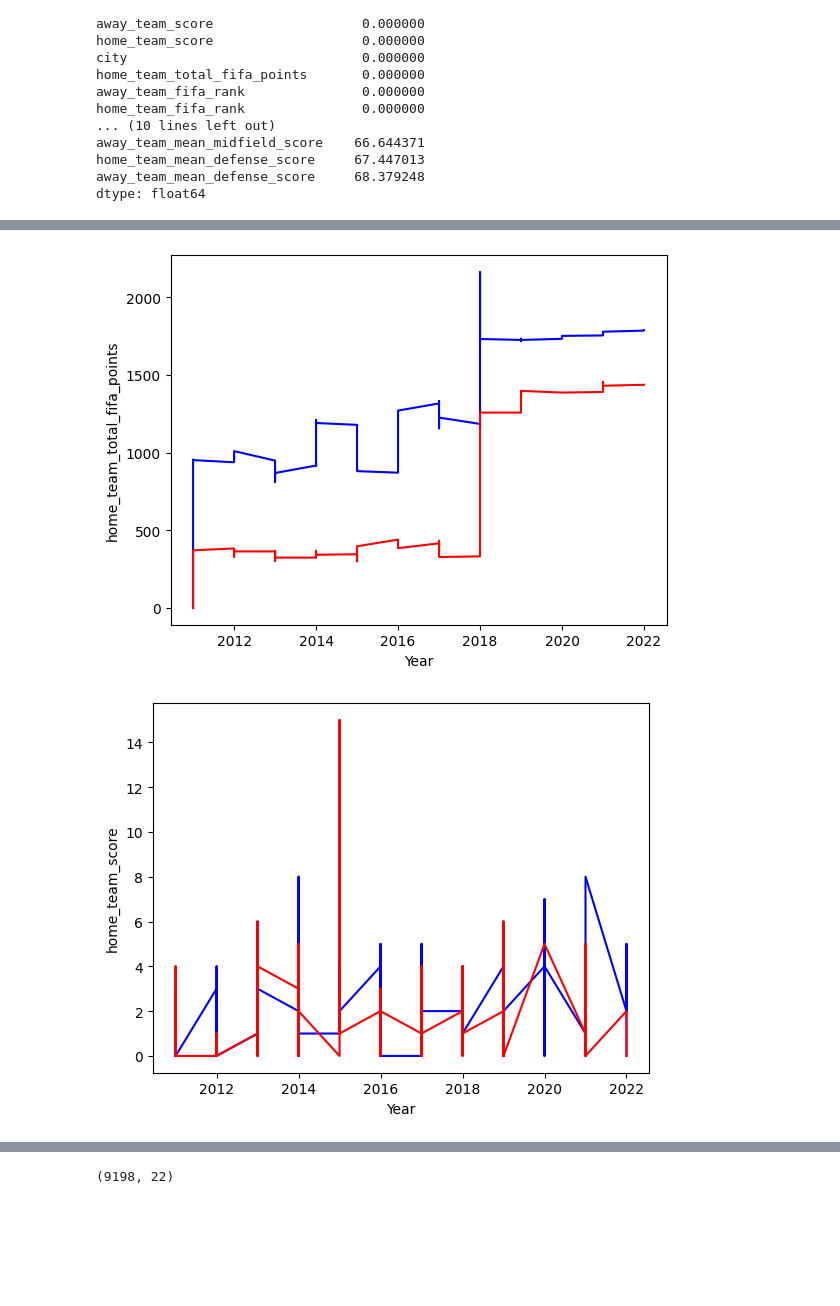
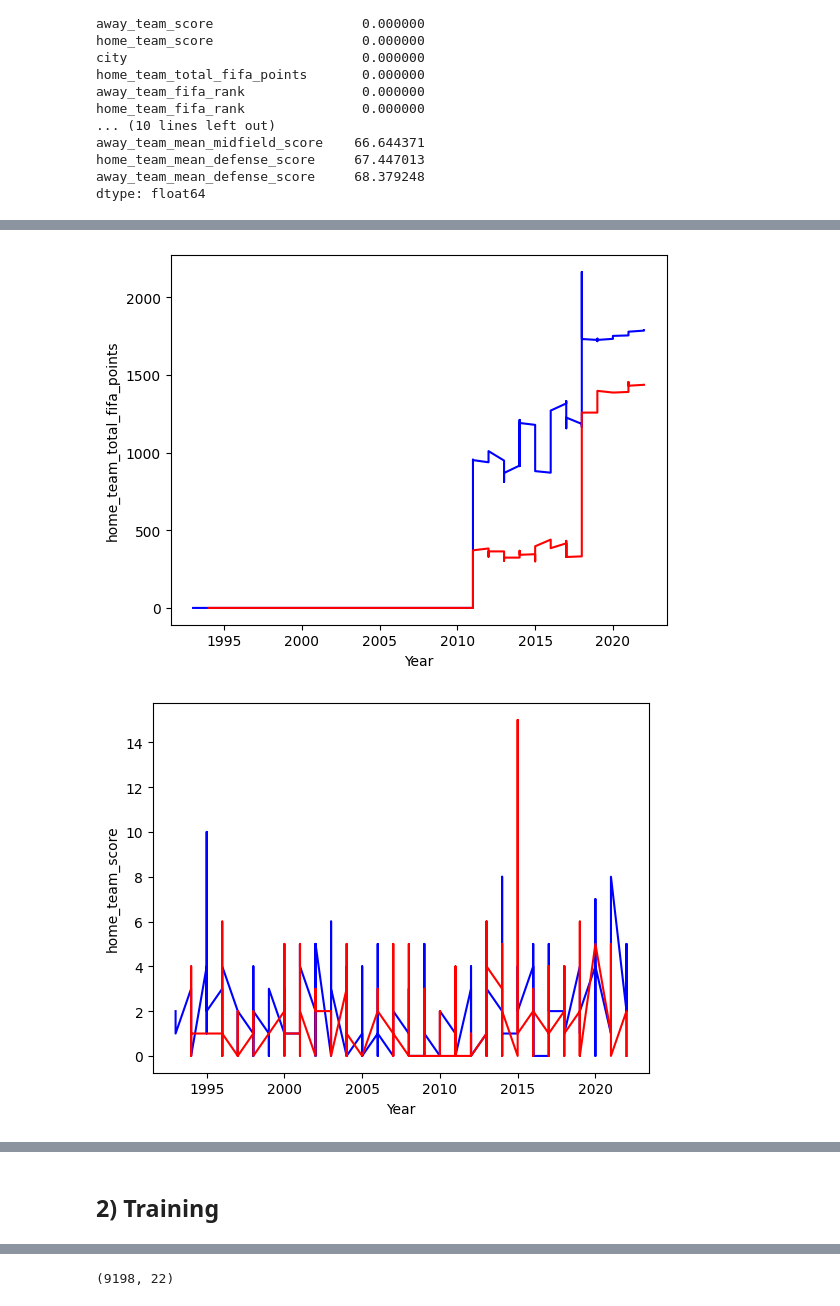
Before and after one commit to GuichardB/FIFA_World_Cup_2022_Predictions, a Jupyter notebook: notebook.ipynb, the cells around one changed output, grey strips where cells are left out. Saved outputs shown, nothing was run; the diff lists cells and outputs as text; code cells hidden in the pictures; blank space fills up the shorter version.

```diff
--- a/notebook.ipynb
+++ b/notebook.ipynb
@@ -117,9 +116,9 @@ check_values_by_dates = ['home_team_fifa_rank','home_team_total_fifa_points','ho
                         'home_team_mean_defense_score','home_team_mean_offense_score','home_team_mean_midfield_score']
 
 
-mask_france = ((df['home_team'] == ('France')) & (df['year']>=2011))
+mask_france = (df['home_team'] == ('France'))
 
-mask_qatar = ((df['home_team'] == ('Qatar')) & (df['year']>=2011))
+mask_qatar = (df['home_team'] == ('Qatar'))
 
 france_df=df.loc[mask_france]
 qatar_df=df.loc[mask_qatar]
@@ -135,2 +134,2 @@ for col in check_values_by_dates:
-[figure, old version]
+[figure, new version]
-[figure, old version]
+[figure, new version]
@@ -141,3 +140,5 @@ for col in check_values_by_dates:
+# %% [markdown]
+## 2) Training
 # %%
 mask_all_data = (df['year']>=2012)
 
```
Also changed, not shown: parts of 27 cells of this notebook, 1 other file.
